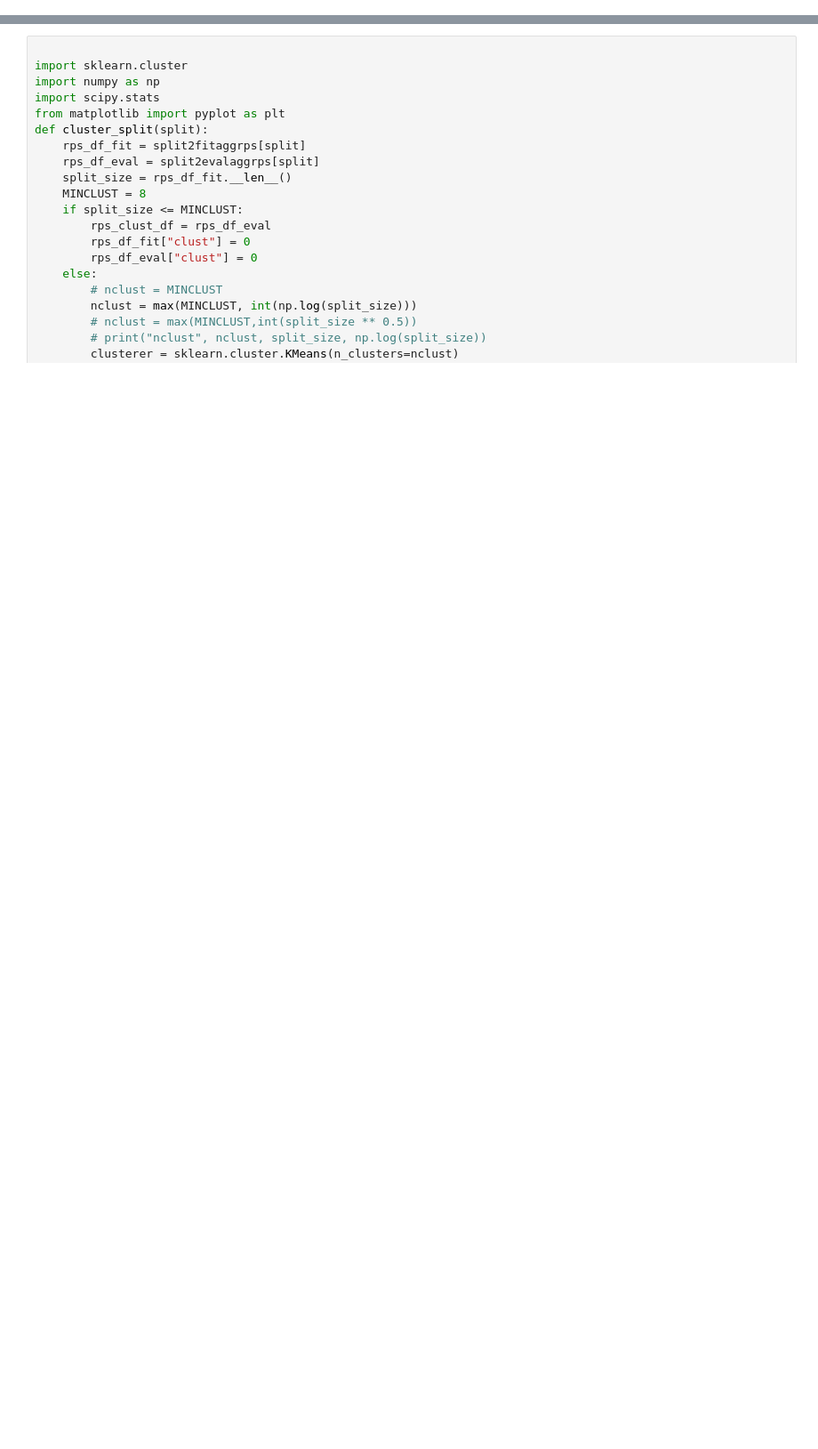
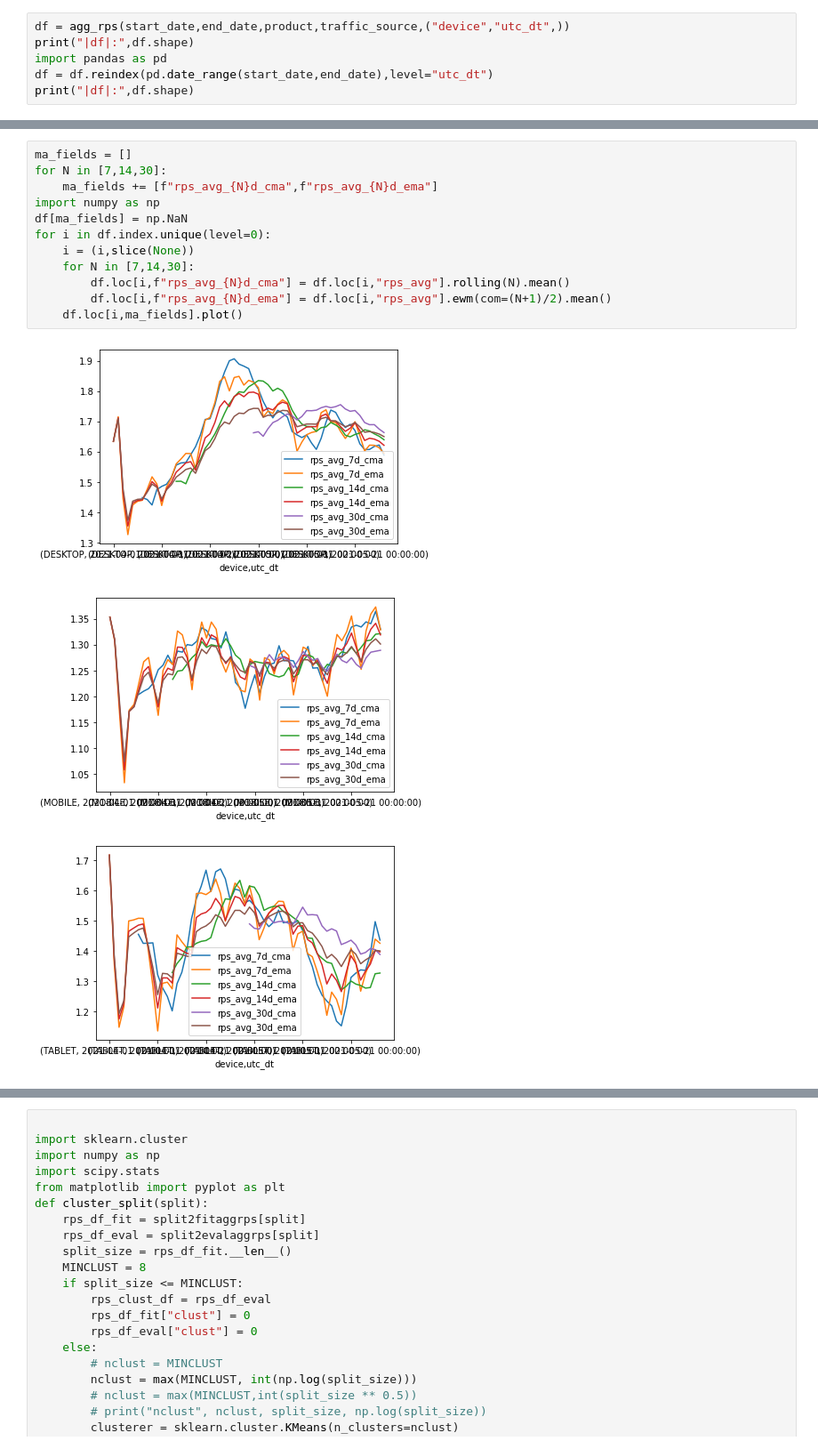
Before and after one commit to pkrishnamurthy1007/adtech, a Jupyter notebook: notebooks/aduriseti_shared/rps_est.ipynb, the cells around one changed output, grey strips where cells are left out. Shown at 89% size. Drawn from its saved outputs; the diff is of its cells as text; blank space fills up the shorter version.

```diff
--- a/notebooks/aduriseti_shared/rps_est.ipynb
+++ b/notebooks/aduriseti_shared/rps_est.ipynb
@@ -641,0 +278,6 @@ for split,split_cols in campaign_split_fields.items():
+# %%
+df = agg_rps(start_date,end_date,product,traffic_source,("device","utc_dt",))
+print("|df|:",df.shape)
+import pandas as pd
+df = df.reindex(pd.date_range(start_date,end_date),level="utc_dt")
+print("|df|:",df.shape)
@@ -641,0 +290,16 @@ for split,split_cols in campaign_split_fields.items():
+# %%
+ma_fields = []
+for N in [7,14,30]:
+    ma_fields += [f"rps_avg_{N}d_cma",f"rps_avg_{N}d_ema"]
+import numpy as np
+df[ma_fields] = np.NaN
+for i in df.index.unique(level=0):
+    i = (i,slice(None))
+    for N in [7,14,30]:
+        df.loc[i,f"rps_avg_{N}d_cma"] = df.loc[i,"rps_avg"].rolling(N).mean()
+        df.loc[i,f"rps_avg_{N}d_ema"] = df.loc[i,"rps_avg"].ewm(com=(N+1)/2).mean()
+    df.loc[i,ma_fields].plot()
+# %% [output]
+[figure, added]
+[figure, added]
+[figure, added]
```
Also changed, not shown: parts of 11 cells of this notebook, 2 other files.
